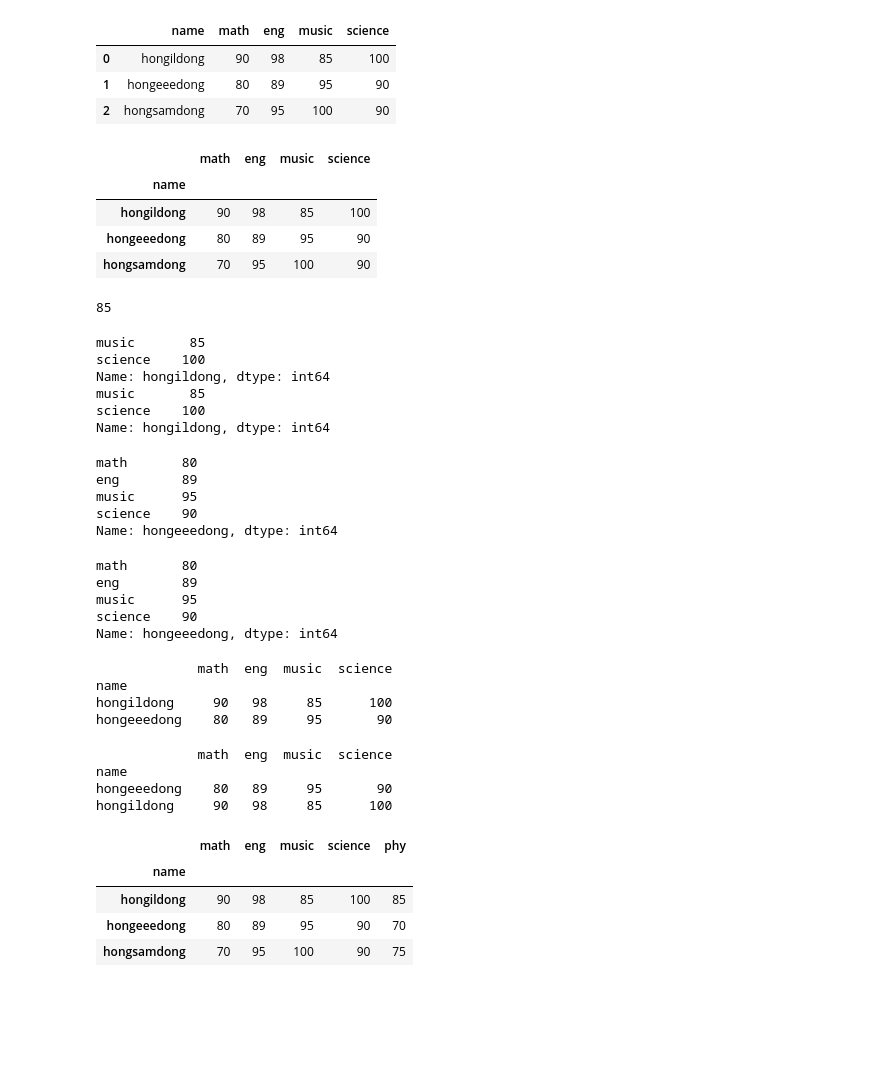
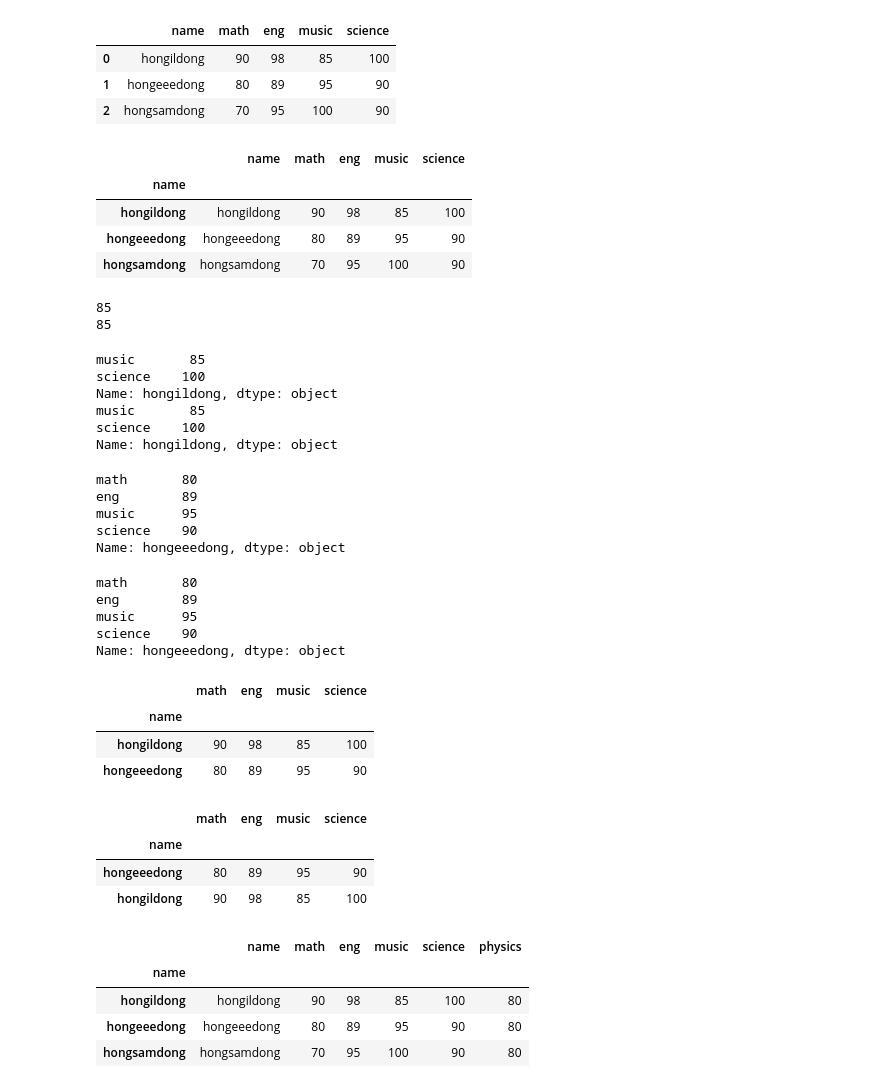
Before and after one commit to SaadiMahdi/AI-Training, a Jupyter notebook: Pandas_Exercises_Level_2_1.ipynb, the cells around one changed output. Saved outputs shown, nothing was run; the diff lists cells and outputs as text; code cells hidden in the pictures; blank space fills up the shorter version.

```diff
--- a/Pandas_Exercises_Level_2_1.ipynb
+++ b/Pandas_Exercises_Level_2_1.ipynb
@@ -209,6 +228,8 @@ exam_data = {
 }
 # %%
 # transform into dataFrame
+df = pd.DataFrame(exam_data)
+df
 # %% [output]
 |  | name | math | eng | music | science |
 | 0 | hongildong | 90 | 98 | 85 | 100 |
@@ -216,67 +237,80 @@ exam_data = {
 | 2 | hongsamdong | 70 | 95 | 100 | 90 |
 # %%
 # set the column "name" as the new index
+df.index = df['name']
+df
 # %% [output]
-|  | math | eng | music | science |
-| name |  |  |  |  |
-| hongildong | 90 | 98 | 85 | 100 |
-| hongeeedong | 80 | 89 | 95 | 90 |
-| hongsamdong | 70 | 95 | 100 | 90 |
+|  | name | math | eng | music | science |
+| name |  |  |  |  |  |
+| hongildong | hongildong | 90 | 98 | 85 | 100 |
+| hongeeedong | hongeeedong | 80 | 89 | 95 | 90 |
+| hongsamdong | hongsamdong | 70 | 95 | 100 | 90 |
 # %%
 # select music score of hongildong
+print(df.loc['hongildong','music'])
+print(df.iloc[0,3])
 # %% [output]
 85
+85
 # %%
 # select music and science score of hongildong
 #using iloc
 #using loc
+print(df.loc['hongildong',['music','science']])
+print(df.iloc[0,[3,4]])
 # %% [output]
 music       85
 science    100
-Name: hongildong, dtype: int64
+Name: hongildong, dtype: object
 music       85
 science    100
-Name: hongildong, dtype: int64
+Name: hongildong, dtype: object
 # %%
 # ### slicing
 #select math, eng, music, and science score of hongeeedong
 #using iloc
+df.iloc[1,1:]
 # %% [output]
 math       80
 eng        89
 music      95
 science    90
-Name: hongeeedong, dtype: int64
+Name: hongeeedong, dtype: object
 # %%
 #using loc
+df.loc['hongeeedong',['math','eng','music','science']]
 # %% [output]
 math       80
 eng        89
 music      95
 science    90
-Name: hongeeedong, dtype: int64
+Name: hongeeedong, dtype: object
 # %%
 #select math, eng, music, and science score of hongeeedong and hongildong
 #using iloc
+df.iloc[[0,1],1:]
 # %% [output]
-             math  eng  music  science
-name
-hongildong     90   98     85      100
-hongeeedong    80   89     95       90
+|  | math | eng | music | science |
+| name |  |  |  |  |
+| hongildong | 90 | 98 | 85 | 100 |
+| hongeeedong | 80 | 89 | 95 | 90 |
 # %%
 #using loc
+df.loc[['hongeeedong','hongildong'],['math','eng','music','science']]
 # %% [output]
-             math  eng  music  science
-name
-hongeeedong    80   89     95       90
-hongildong     90   98     85      100
+|  | math | eng | music | science |
+| name |  |  |  |  |
+| hongeeedong | 80 | 89 | 95 | 90 |
+| hongildong | 90 | 98 | 85 | 100 |
 # %%
-# add a new column
+# add a new column physics with the score 80
+df['physics'] = 80
+df
 # %% [output]
-|  | math | eng | music | science | phy |
-| name |  |  |  |  |  |
-| hongildong | 90 | 98 | 85 | 100 | 85 |
-| hongeeedong | 80 | 89 | 95 | 90 | 70 |
-| hongsamdong | 70 | 95 | 100 | 90 | 75 |
+|  | name | math | eng | music | science | physics |
+| name |  |  |  |  |  |  |
+| hongildong | hongildong | 90 | 98 | 85 | 100 | 80 |
+| hongeeedong | hongeeedong | 80 | 89 | 95 | 90 | 80 |
+| hongsamdong | hongsamdong | 70 | 95 | 100 | 90 | 80 |
 # %%
 # add a new row
```
Also changed, not shown: parts of 22 cells of this notebook, 1 other file.
